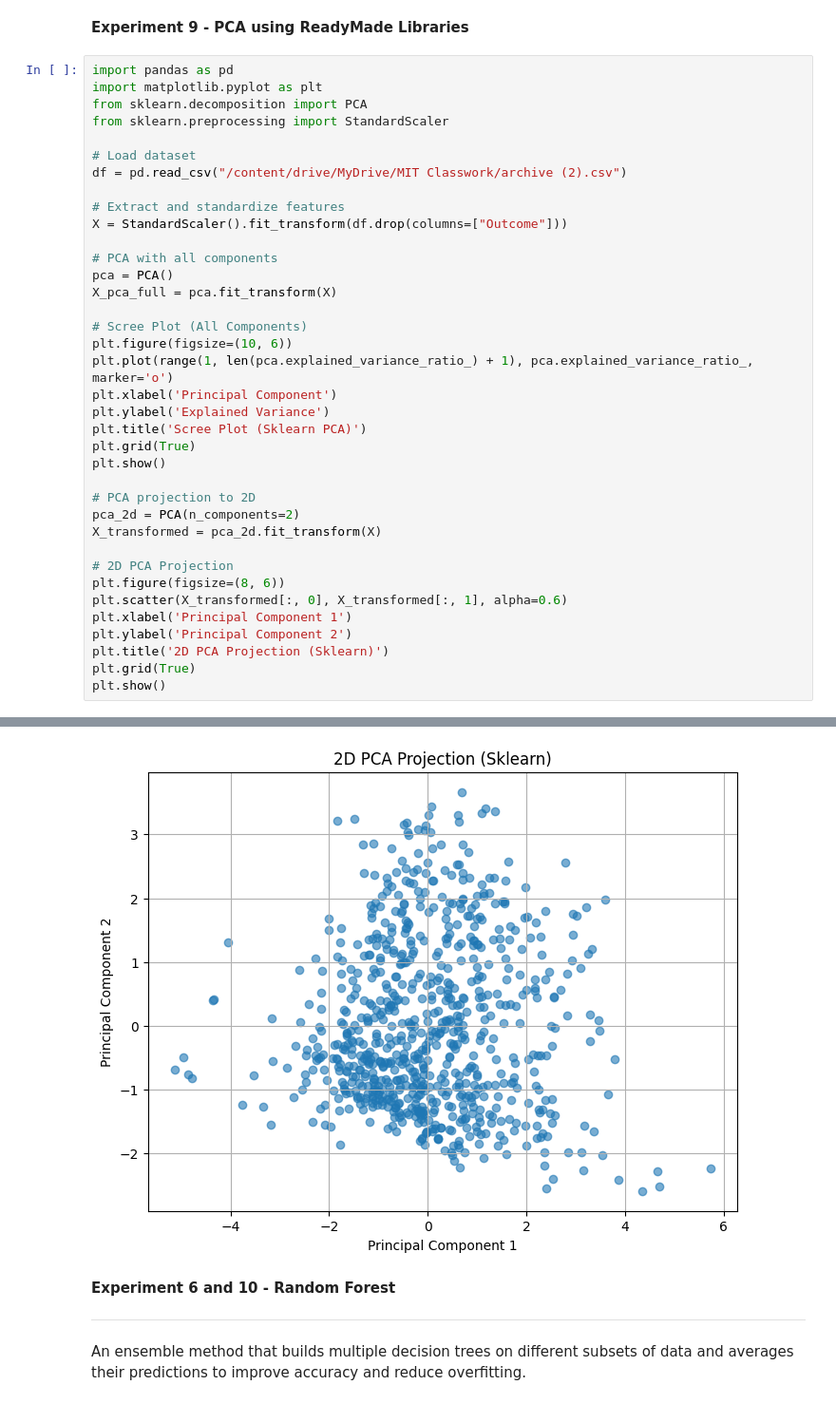
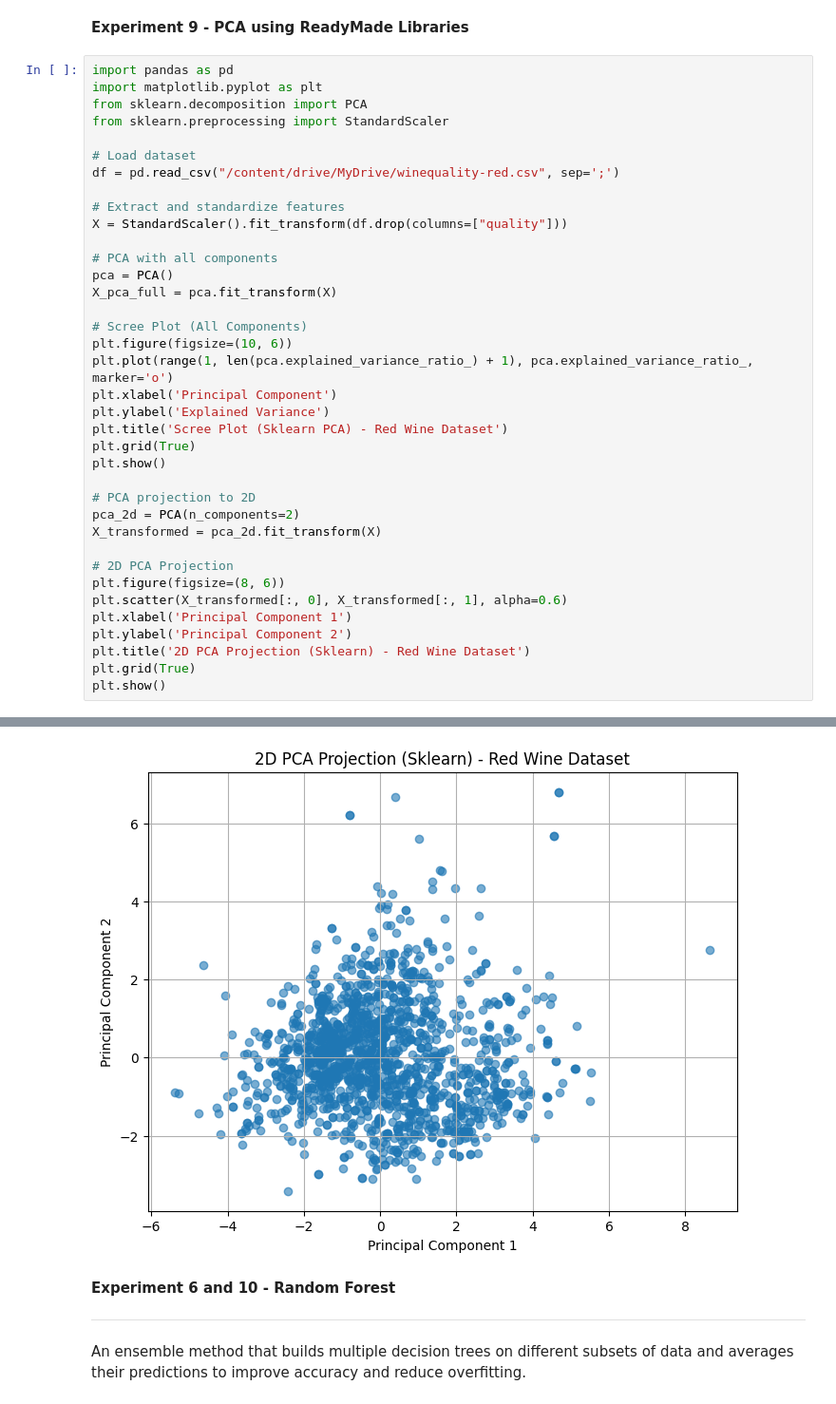
Before and after one commit to saks28007/bml, a Jupyter notebook: final.ipynb, the cells around one changed output, grey strips where cells are left out. Shown at 95% size. Saved outputs shown, nothing was run; the diff lists cells and outputs as text.

```diff
--- a/final.ipynb
+++ b/final.ipynb
@@ -676,10 +685,10 @@ from sklearn.decomposition import PCA
 from sklearn.preprocessing import StandardScaler
 
 # Load dataset
-df = pd.read_csv("/content/drive/MyDrive/MIT Classwork/archive (2).csv")
+df = pd.read_csv("/content/drive/MyDrive/winequality-red.csv", sep=';')
 
 # Extract and standardize features
-X = StandardScaler().fit_transform(df.drop(columns=["Outcome"]))
+X = StandardScaler().fit_transform(df.drop(columns=["quality"]))
 
 # PCA with all components
 pca = PCA()
@@ -690,7 +699,7 @@ plt.figure(figsize=(10, 6))
 plt.plot(range(1, len(pca.explained_variance_ratio_) + 1), pca.explained_variance_ratio_, marker='o')
 plt.xlabel('Principal Component')
 plt.ylabel('Explained Variance')
-plt.title('Scree Plot (Sklearn PCA)')
+plt.title('Scree Plot (Sklearn PCA) - Red Wine Dataset')
 plt.grid(True)
 plt.show()
 
@@ -703,7 +712,7 @@ plt.figure(figsize=(8, 6))
 plt.scatter(X_transformed[:, 0], X_transformed[:, 1], alpha=0.6)
 plt.xlabel('Principal Component 1')
 plt.ylabel('Principal Component 2')
-plt.title('2D PCA Projection (Sklearn)')
+plt.title('2D PCA Projection (Sklearn) - Red Wine Dataset')
 plt.grid(True)
 plt.show()
 # %% [output]
@@ -711,4 +720,4 @@ plt.show()
-[figure, old version]
+[figure, new version]
 # %% [markdown]
 **Experiment 6 and 10 - Random Forest**
 
```
Also changed, not shown: parts of 25 cells of this notebook.
